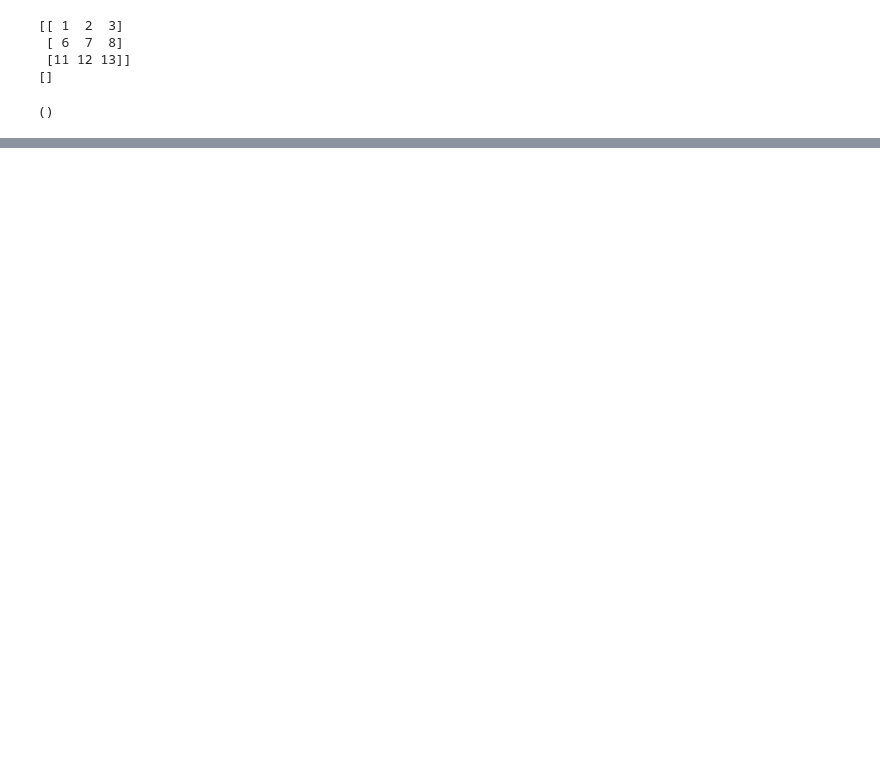
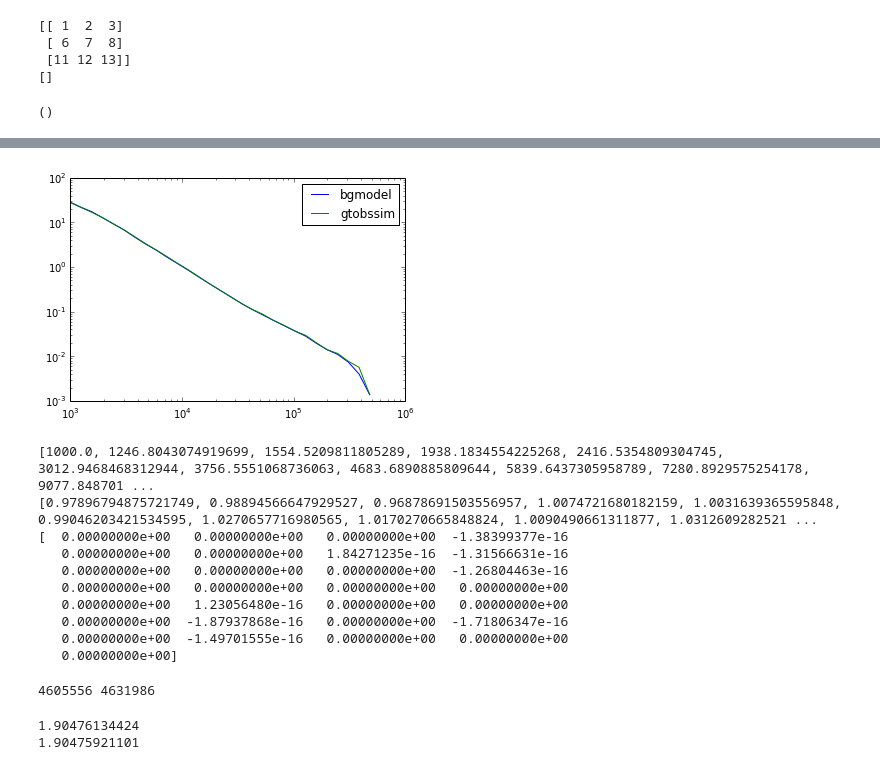
Before and after one commit to erccarls/time_var, a Jupyter notebook: Time_Var_DBSCAN/Sample BG.ipynb, the cells around one changed output, grey strips where cells are left out. Saved outputs shown, nothing was run; the diff lists cells and outputs as text; code cells hidden in the pictures; blank space fills up the shorter version.

```diff
--- a/Time_Var_DBSCAN/Sample BG.ipynb
+++ b/Time_Var_DBSCAN/Sample BG.ipynb
@@ -106,9 +110,10 @@ import powerlaw
 #print np.array(energies)
 
 def from_data(eh,el):
-    E,L,B,T = pf.LoadEvents('/data/gtobssim_data/diffuse_4yr_v1/diffuse_4yr_events_0004.fits',elow=eh,ehigh=el)
+    E,L,B,T = pf.LoadEvents('/data/gtobssim_data/diffuse_4yr_v1/lat_ph_merged2.fits',elow=eh,ehigh=el)
     time = (np.max(T)-np.min(T))
-    return len(L)/41250./time*3.15e7
+    return len(L)/41250.
+
 
     val,bins= np.histogram(E,bins=np.logspace(np.log10(50),np.log10(6e5),31))
     val = val/float(time)/41250.
@@ -125,3 +130,40 @@ def from_data(eh,el):
 
 def compute_ratio(ei,ef,eh,el):
     return (ef**-1.5-ei**-1.5)/(eh**-1.5-el**-1.5)
+# %%
+%autoreload 2
+
+e = np.logspace(np.log10(1e3),np.log10(5.99999e5),30)
+m1 = [np.mean(np.average(BGTools.BGTools(e[i],e[i+1],1.90474798*3.15*1e7,convType='both').BGMap, weights = np.abs(np.cos(np.linspace(-np.pi/4.,np.pi/4,1441))),axis=0)) for i in range(len(e)-1)]
+m2 = [from_data(e[i],e[i+1]) for i in range(len(e)-1)]
+# %%
+plt.plot(e[:-1],m1,label='bgmodel')
+plt.plot(e[:-1],m2,label='gtobssim')
+
+
+
+mult = np.ones(len(m1))# np.divide(m2,m1)
+mult = np.divide(m2,m1)
+res = np.divide(np.subtract(np.multiply(m1,mult),m2),m2)
+#plt.plot(e[:-1],res)
+#plt.legend()
+plt.yscale('log')
+#plt.ylim(-.2,.2)
+plt.xscale('log')
+plt.legend()
+plt.show()
+print list(e[:-1])
+print list(mult)
+print res
+# %% [output]
+[figure, added]
+[1000.0, 1246.8043074919699, 1554.5209811805289, 1938.1834554225268, 2416.5354809304745, 3012.9468468312944, 3756.5551068736063, 4683.6890885809644, 5839.6437305958789, 7280.8929575254178, 9077.848701 ...
+[0.97896794875721749, 0.98894566647929527, 0.96878691503556957, 1.0074721680182159, 1.0031639365595848, 0.99046203421534595, 1.0270657716980565, 1.0170270665848824, 1.0090490661311877, 1.0312609282521 ...
+[  0.00000000e+00   0.00000000e+00   0.00000000e+00  -1.38399377e-16
+   0.00000000e+00   0.00000000e+00   1.84271235e-16  -1.31566631e-16
+   0.00000000e+00   0.00000000e+00   0.00000000e+00  -1.26804463e-16
+   0.00000000e+00   0.00000000e+00   0.00000000e+00   0.00000000e+00
+   0.00000000e+00   1.23056480e-16   0.00000000e+00   0.00000000e+00
+   0.00000000e+00  -1.87937868e-16   0.00000000e+00  -1.71806347e-16
+   0.00000000e+00  -1.49701555e-16   0.00000000e+00   0.00000000e+00
+   0.00000000e+00]
@@ -127,0 +177,18 @@ def compute_ratio(ei,ef,eh,el):
+# %%
+from GammaCAP import Stats
+
+
+
+#Stats.PlotGal(B2,L2)
+print len(B), len(B2)
+plt.show()
+#Stats.PlotGal(B,L)
+plt.show()
+# %% [output]
+4605556 4631986
+# %%
+print (max(T)-min(T))/3.15e7
+print (max(T2)-min(T2))/3.15e7
+# %% [output]
+1.90476134424
+1.90475921101
```
Also changed, not shown: parts of 15 cells of this notebook, 6 other files.
